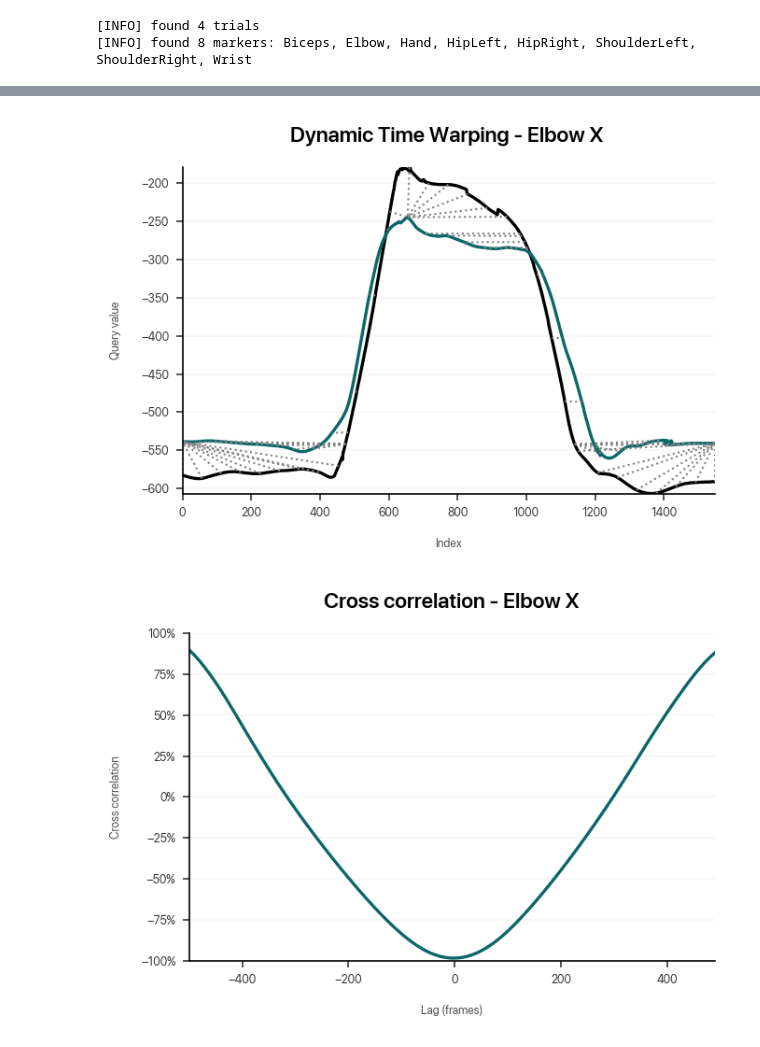
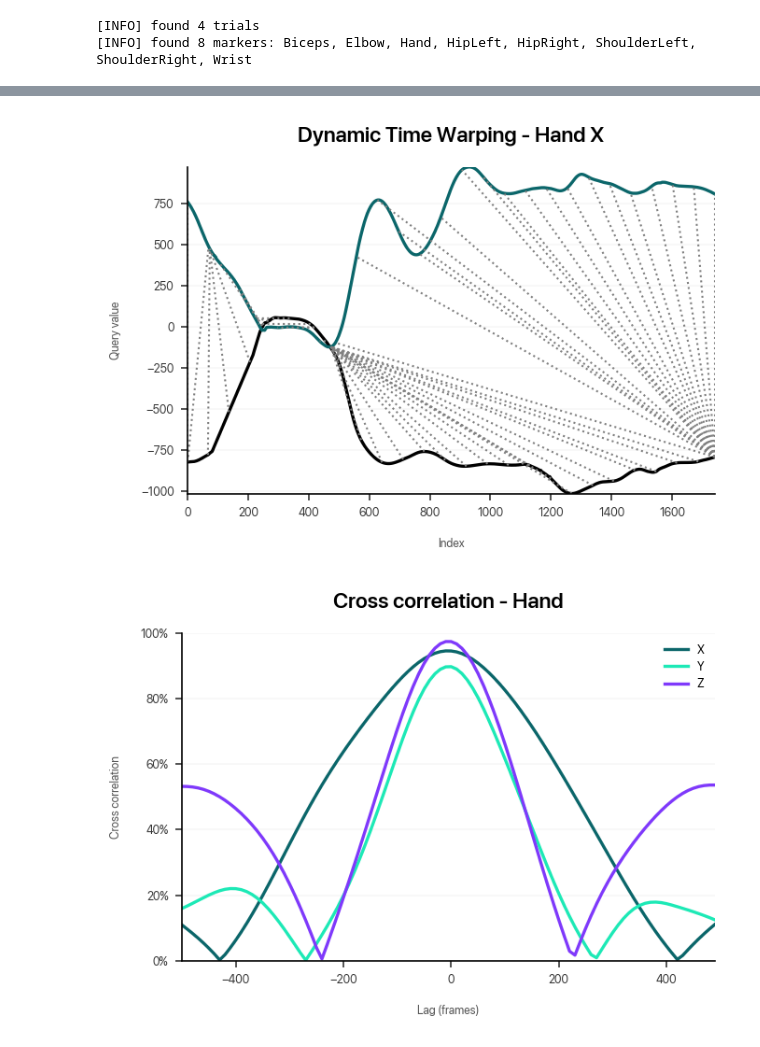
Before and after one commit to dlundgaard/dapup-mocap, a Jupyter notebook: analysis.ipynb, the cells around one changed output, grey strips where cells are left out. Cells and saved outputs as stored; diff of their text form; code cells hidden in the pictures.

Commit message:
improvements to cross-correlation to show for each axis superimposed

```diff
--- a/analysis.ipynb
+++ b/analysis.ipynb
@@ -113,29 +113,31 @@ plot_position(trial = 1, marker = "Elbow", axis = "Z")
 # %%
-def plot_dtw(trial, marker, axis):
-    inverter = -1 if axis == "X" else 1
-    dtw(dataset[trial]["A"][marker][axis], inverter * dataset[trial]["B"][marker][axis], keep_internals=True).plot(type = "twoway")
+def plot_dynamic_time_warping(trial, marker, axis):
+    dtw(dataset[trial]["A"][marker][axis], dataset[trial]["B"][marker][axis], keep_internals=True).plot(type = "twoway")
     plt.margins(x = 0, y = 0)
-    plt.title(f"Dynamic Time Warping - {marker} {axis} \n")
+    plt.title(f"Dynamic Time Warping - {marker} {axis}\n")
     plt.tight_layout()
 
-plot_dtw(trial = 1, marker = "Elbow", axis = "X")
+plot_dynamic_time_warping(trial = 2, marker = "Hand", axis = "X")
 # %% [output]
-[figure, old version]
+[figure, new version]
 # %%
-def plot_cross_correlation(trial, marker, axis, lags = np.arange(-500, 500, 10)):
-    cross_corrs = [dataset[trial]["A"][marker][axis].corr(dataset[trial]["B"][marker][axis].shift(lag)) for lag in lags]
-    plt.plot(lags, cross_corrs)
+def plot_cross_correlation(trial, marker, lags = np.arange(-500, 500, 10)):
+    plt.figure()
+    for axis in "XYZ":
+        cross_corrs = [abs(dataset[trial]["A"][marker][axis].corr(dataset[trial]["B"][marker][axis].shift(lag))) for lag in lags]
+        plt.plot(lags, cross_corrs, label = f"{axis}")
     plt.xlabel("Lag (frames)")
     plt.ylabel("Cross correlation")
     plt.gca().yaxis.set_major_formatter(ticker.PercentFormatter(1))
-    plt.title(f"Cross correlation - {marker} {axis}\n")
+    plt.title(f"Cross correlation - {marker}\n")
     plt.margins(x = 0, y = 0.1)
-    plt.ylim((-1, 1))
+    plt.ylim((0, 1))
+    plt.legend(loc = "upper right")
     plt.tight_layout()
 
-plot_cross_correlation(trial = 1, marker = "Elbow", axis = "X")
+plot_cross_correlation(trial = 1, marker = "Hand")
 # %% [output]
-[figure, old version]
+[figure, new version]
 # %%
 def calc_angle(datasets):
     # df = pd.DataFrame(index = data.index)
```
Also changed, not shown: parts of 4 cells of this notebook.
